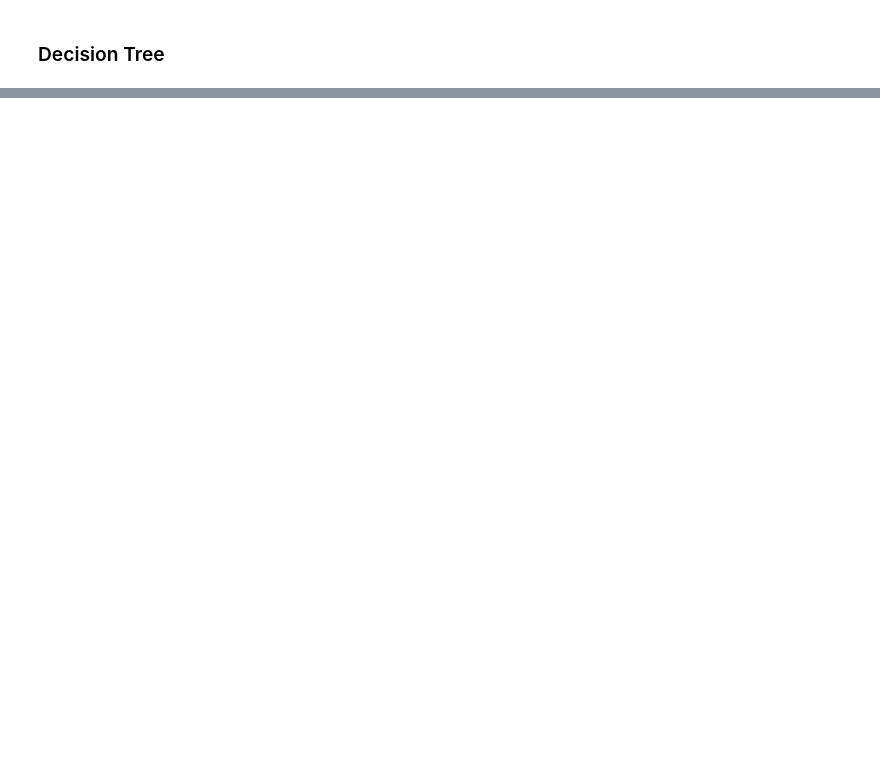
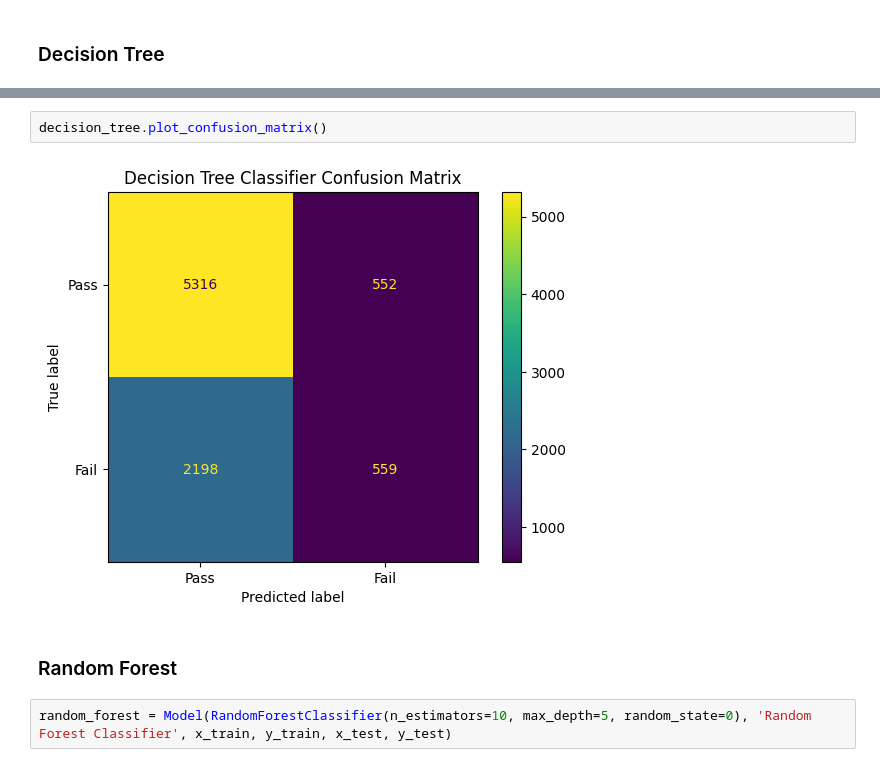
Before and after one commit to randmon/ucll_ti_data_and_ai_group_assignments, a Jupyter notebook: Assignment 3/modelling.ipynb, the cells around one changed output, grey strips where cells are left out. Saved outputs shown, nothing was run; the diff lists cells and outputs as text; blank space fills up the shorter version.

```diff
--- a/Assignment 3/modelling.ipynb
+++ b/Assignment 3/modelling.ipynb
@@ -478,0 +217,8 @@ F1 Score: 0.2975121826109259
+# %%
+decision_tree.plot_confusion_matrix()
+# %% [output]
+[figure, added]
+# %% [markdown]
+### Random Forest
+# %%
+random_forest = Model(RandomForestClassifier(n_estimators=10, max_depth=5, random_state=0), 'Random Forest Classifier', x_train, y_train, x_test, y_test)
```
Also changed, not shown: parts of 85 cells of this notebook, 2 other files.
